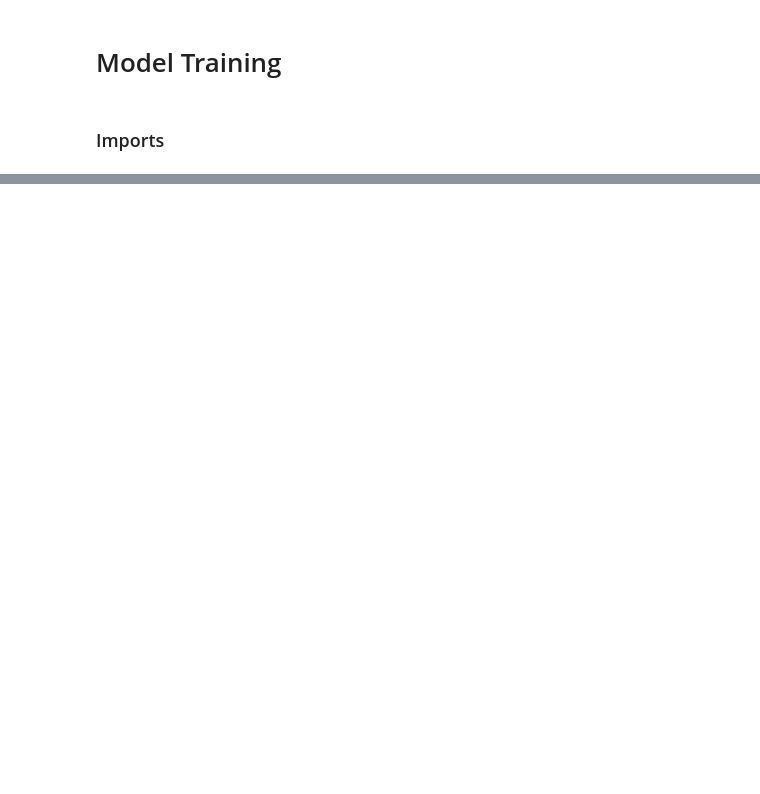
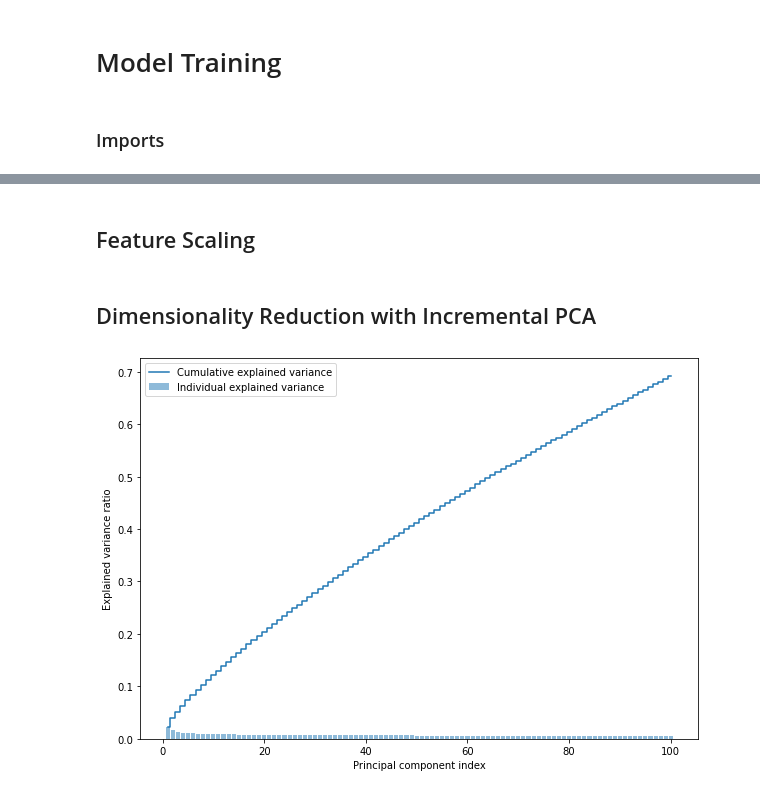
Before and after one commit to taradehdari/ads508-team6-project, a Jupyter notebook: modelTraining/modelTraining.ipynb, the cells around one changed output, grey strips where cells are left out. Drawn from its saved outputs; the diff is of its cells as text; code cells hidden in the pictures; blank space fills up the shorter version.

```diff
--- a/modelTraining/modelTraining.ipynb
+++ b/modelTraining/modelTraining.ipynb
@@ -243,0 +26,2 @@
+# %%
+train_df = pd.read_csv('s3://team6datasets/splitDatasets/train.csv')
@@ -243,0 +39,27 @@
+# %% [markdown]
+## Feature Scaling
+# %%
+# Feature Scaling
+scaler  = StandardScaler()
+
+# Convert to float32 for memory efficiency
+scaled_data = scaler.fit_transform(train_df.astype('float32'))
+# %% [markdown]
+## Dimensionality Reduction with Incremental PCA
+# %%
+# Use IncrementalPCA for dimensionality reduction
+ipca = IncrementalPCA(n_components=100, batch_size=150)
+ipca.fit(scaled_data)
+
+# Plot the explained variance ratio
+plt.figure(figsize=(10, 7))
+plt.bar(range(1, ipca.n_components_ + 1), ipca.explained_variance_ratio_, alpha=0.5, align='center',
+        label='Individual explained variance')
+plt.step(range(1, ipca.n_components_ + 1), np.cumsum(ipca.explained_variance_ratio_), where='mid',
+         label='Cumulative explained variance')
+plt.ylabel('Explained variance ratio')
+plt.xlabel('Principal component index')
+plt.legend(loc='best')
+plt.show()
+# %% [output]
+[figure, added]
```
Also changed, not shown: parts of 37 cells of this notebook, 1 other file.
